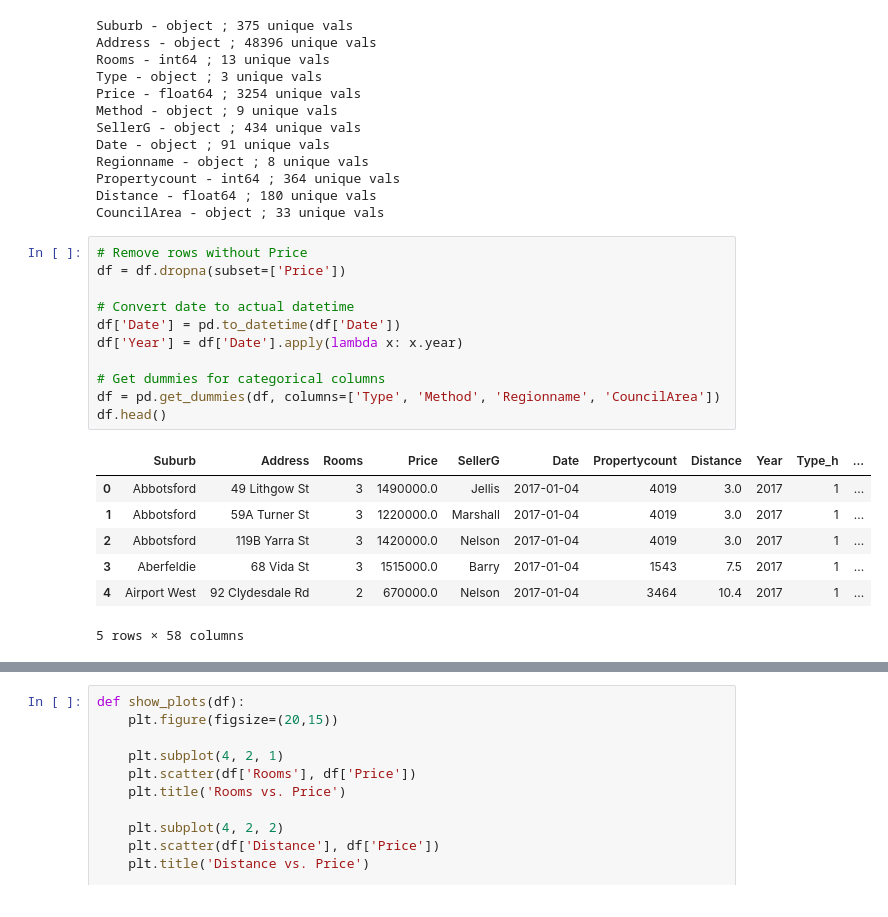
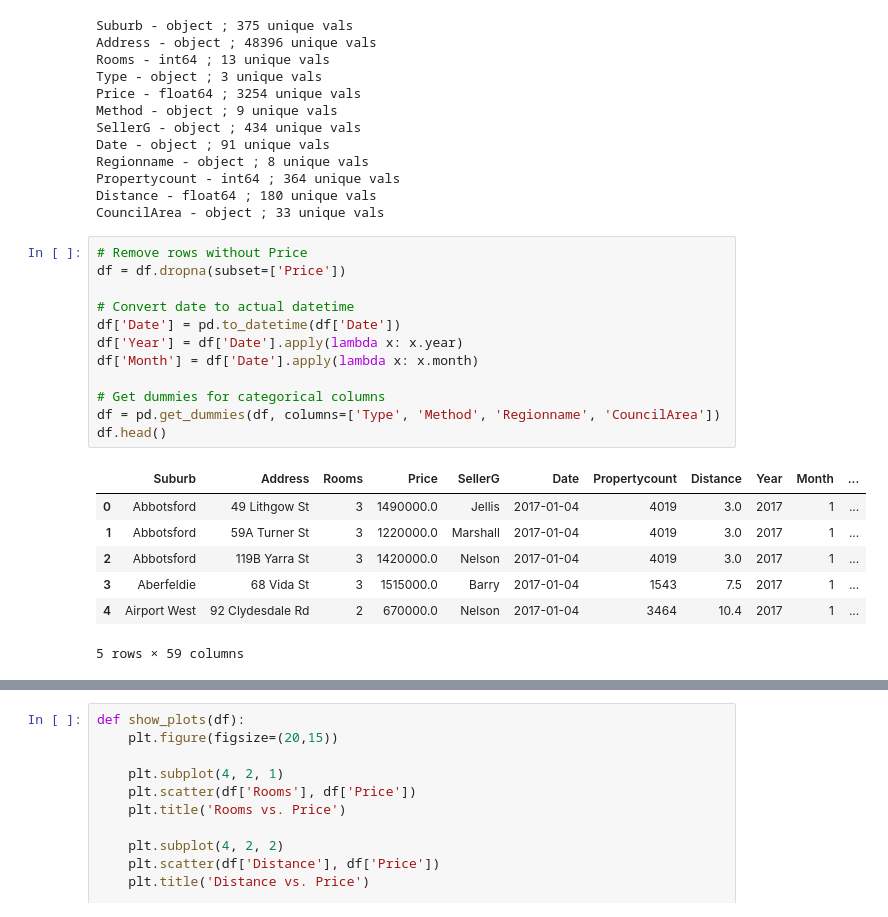
Before and after one commit to esthersweon/thinkful, a Jupyter notebook: main/unit_3/lesson_6_project_4.ipynb, the cells around one changed output, grey strips where cells are left out. Saved outputs shown, nothing was run; the diff lists cells and outputs as text.

```diff
--- a/main/unit_3/lesson_6_project_4.ipynb
+++ b/main/unit_3/lesson_6_project_4.ipynb
@@ -42,20 +64,21 @@ CouncilArea - object ; 33 unique vals
 # %%
 # Remove rows without Price
 df = df.dropna(subset=['Price'])
 
 # Convert date to actual datetime
 df['Date'] = pd.to_datetime(df['Date'])
 df['Year'] = df['Date'].apply(lambda x: x.year)
+df['Month'] = df['Date'].apply(lambda x: x.month)
 
 # Get dummies for categorical columns
 df = pd.get_dummies(df, columns=['Type', 'Method', 'Regionname', 'CouncilArea'])
 df.head()
 # %% [output]
-|  | Suburb | Address | Rooms | Price | SellerG | Date | Propertycount | Distance | Year | Type_h | ... |
+|  | Suburb | Address | Rooms | Price | SellerG | Date | Propertycount | Distance | Year | Month | ... |
 | 0 | Abbotsford | 49 Lithgow St | 3 | 1490000.0 | Jellis | 2017-01-04 | 4019 | 3.0 | 2017 | 1 | ... |
 | 1 | Abbotsford | 59A Turner St | 3 | 1220000.0 | Marshall | 2017-01-04 | 4019 | 3.0 | 2017 | 1 | ... |
 | 2 | Abbotsford | 119B Yarra St | 3 | 1420000.0 | Nelson | 2017-01-04 | 4019 | 3.0 | 2017 | 1 | ... |
 | 3 | Aberfeldie | 68 Vida St | 3 | 1515000.0 | Barry | 2017-01-04 | 1543 | 7.5 | 2017 | 1 | ... |
 | 4 | Airport West | 92 Clydesdale Rd | 2 | 670000.0 | Nelson | 2017-01-04 | 3464 | 10.4 | 2017 | 1 | ... |
-5 rows × 58 columns
+5 rows × 59 columns
 # %%
```
Also changed, not shown: parts of 11 cells of this notebook.
